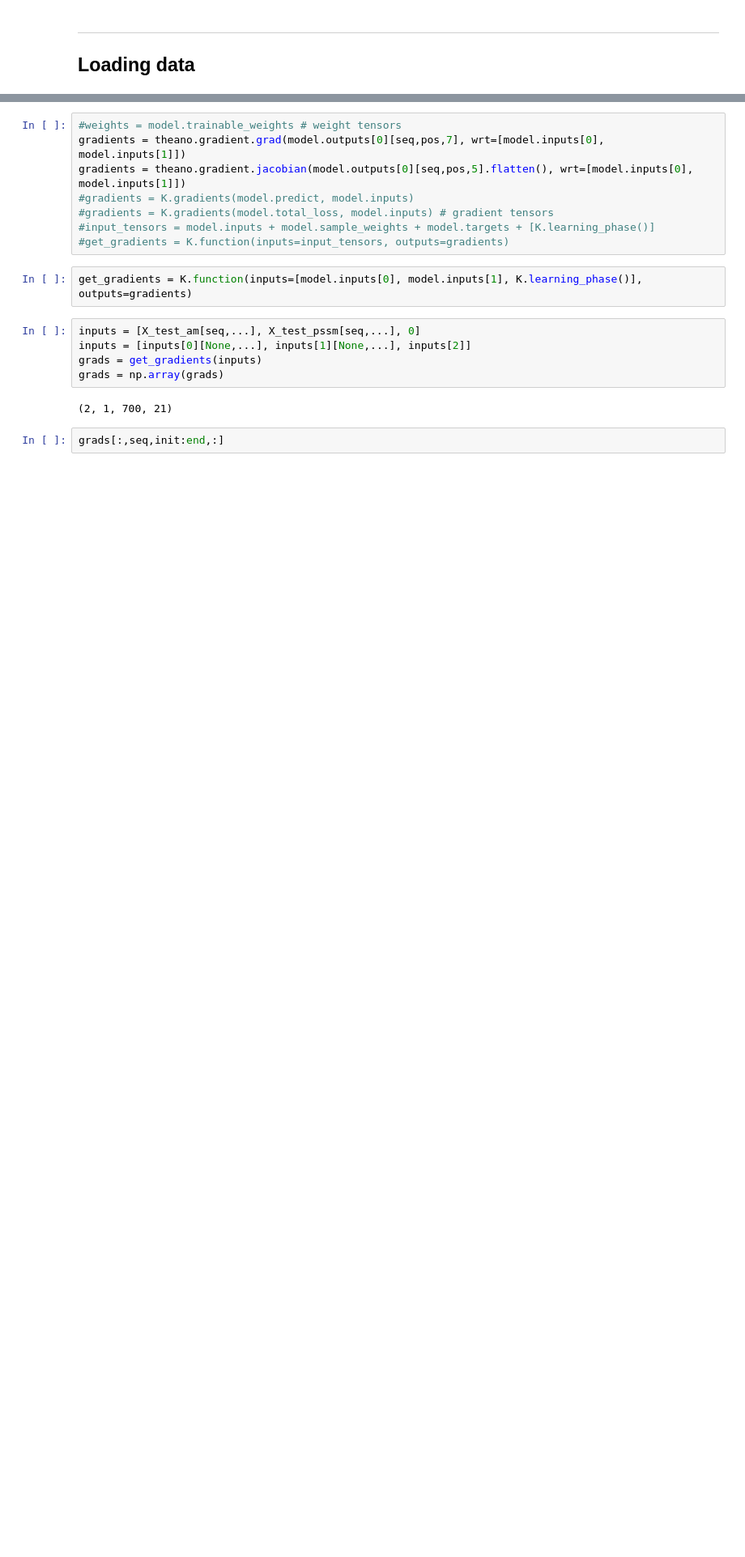
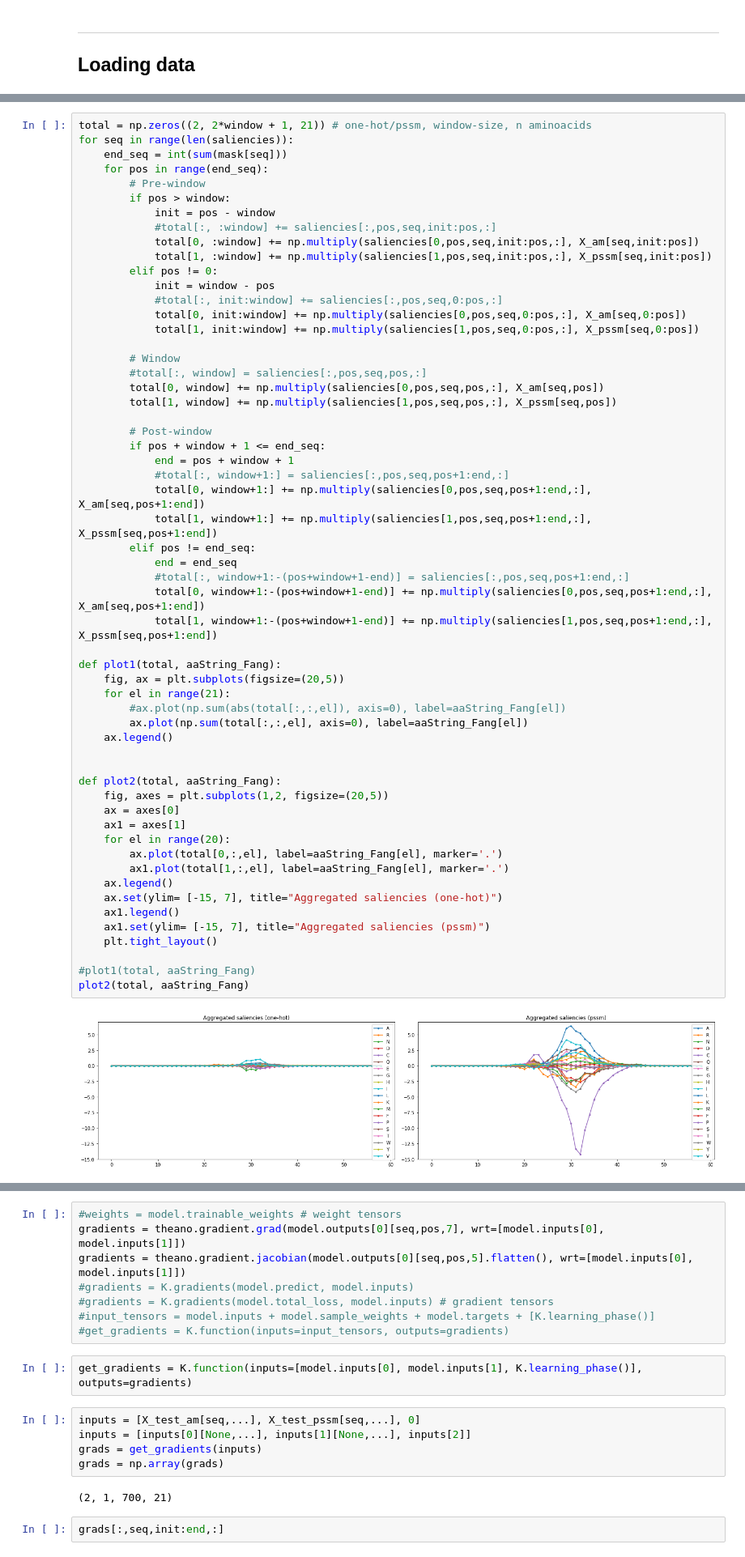
Before and after one commit to Juillermo/saliencyPSSP, a Jupyter notebook: Testing.ipynb, the cells around one changed output, grey strips where cells are left out. Shown at 81% size. Drawn from its saved outputs; the diff is of its cells as text; blank space fills up the shorter version.

```diff
--- a/Testing.ipynb
+++ b/Testing.ipynb
@@ -236,3 +260,62 @@ end
+# %%
+total = np.zeros((2, 2*window + 1, 21)) # one-hot/pssm, window-size, n aminoacids
+for seq in range(len(saliencies)):
+    end_seq = int(sum(mask[seq]))
+    for pos in range(end_seq):
+        # Pre-window
+        if pos > window:
+            init = pos - window
+            #total[:, :window] += saliencies[:,pos,seq,init:pos,:]
+            total[0, :window] += np.multiply(saliencies[0,pos,seq,init:pos,:], X_am[seq,init:pos])
+            total[1, :window] += np.multiply(saliencies[1,pos,seq,init:pos,:], X_pssm[seq,init:pos])
+        elif pos != 0:
+            init = window - pos
+            #total[:, init:window] += saliencies[:,pos,seq,0:pos,:]
+            total[0, init:window] += np.multiply(saliencies[0,pos,seq,0:pos,:], X_am[seq,0:pos])
+            total[1, init:window] += np.multiply(saliencies[1,pos,seq,0:pos,:], X_pssm[seq,0:pos])
+
+        # Window
+        #total[:, window] = saliencies[:,pos,seq,pos,:]
+        total[0, window] += np.multiply(saliencies[0,pos,seq,pos,:], X_am[seq,pos])
+        total[1, window] += np.multiply(saliencies[1,pos,seq,pos,:], X_pssm[seq,pos])
+
+        # Post-window
+        if pos + window + 1 <= end_seq:
+            end = pos + window + 1
+            #total[:, window+1:] = saliencies[:,pos,seq,pos+1:end,:]
+            total[0, window+1:] += np.multiply(saliencies[0,pos,seq,pos+1:end,:], X_am[seq,pos+1:end])
+            total[1, window+1:] += np.multiply(saliencies[1,pos,seq,pos+1:end,:], X_pssm[seq,pos+1:end])
+        elif pos != end_seq:
+            end = end_seq
+            #total[:, window+1:-(pos+window+1-end)] = saliencies[:,pos,seq,pos+1:end,:]
+            total[0, window+1:-(pos+window+1-end)] += np.multiply(saliencies[0,pos,seq,pos+1:end,:], X_am[seq,pos+1:end])
+            total[1, window+1:-(pos+window+1-end)] += np.multiply(saliencies[1,pos,seq,pos+1:end,:], X_pssm[seq,pos+1:end])
+
+def plot1(total, aaString_Fang):
+    fig, ax = plt.subplots(figsize=(20,5))
+    for el in range(21):
+        #ax.plot(np.sum(abs(total[:,:,el]), axis=0), label=aaString_Fang[el])
+        ax.plot(np.sum(total[:,:,el], axis=0), label=aaString_Fang[el])
+    ax.legend()
+
+
+def plot2(total, aaString_Fang):
+    fig, axes = plt.subplots(1,2, figsize=(20,5))
+    ax = axes[0]
+    ax1 = axes[1]
+    for el in range(20):
+        ax.plot(total[0,:,el], label=aaString_Fang[el], marker='.')
+        ax1.plot(total[1,:,el], label=aaString_Fang[el], marker='.')
+    ax.legend()
+    ax.set(ylim= [-15, 7], title="Aggregated saliencies (one-hot)")
+    ax1.legend()
+    ax1.set(ylim= [-15, 7], title="Aggregated saliencies (pssm)")
+    plt.tight_layout()
+
+#plot1(total, aaString_Fang)
+plot2(total, aaString_Fang)
+# %% [output]
+[figure, added]
 # %%
 total.shape
 # %% [output]
```
Also changed, not shown: parts of 45 cells of this notebook, 6 other files.
